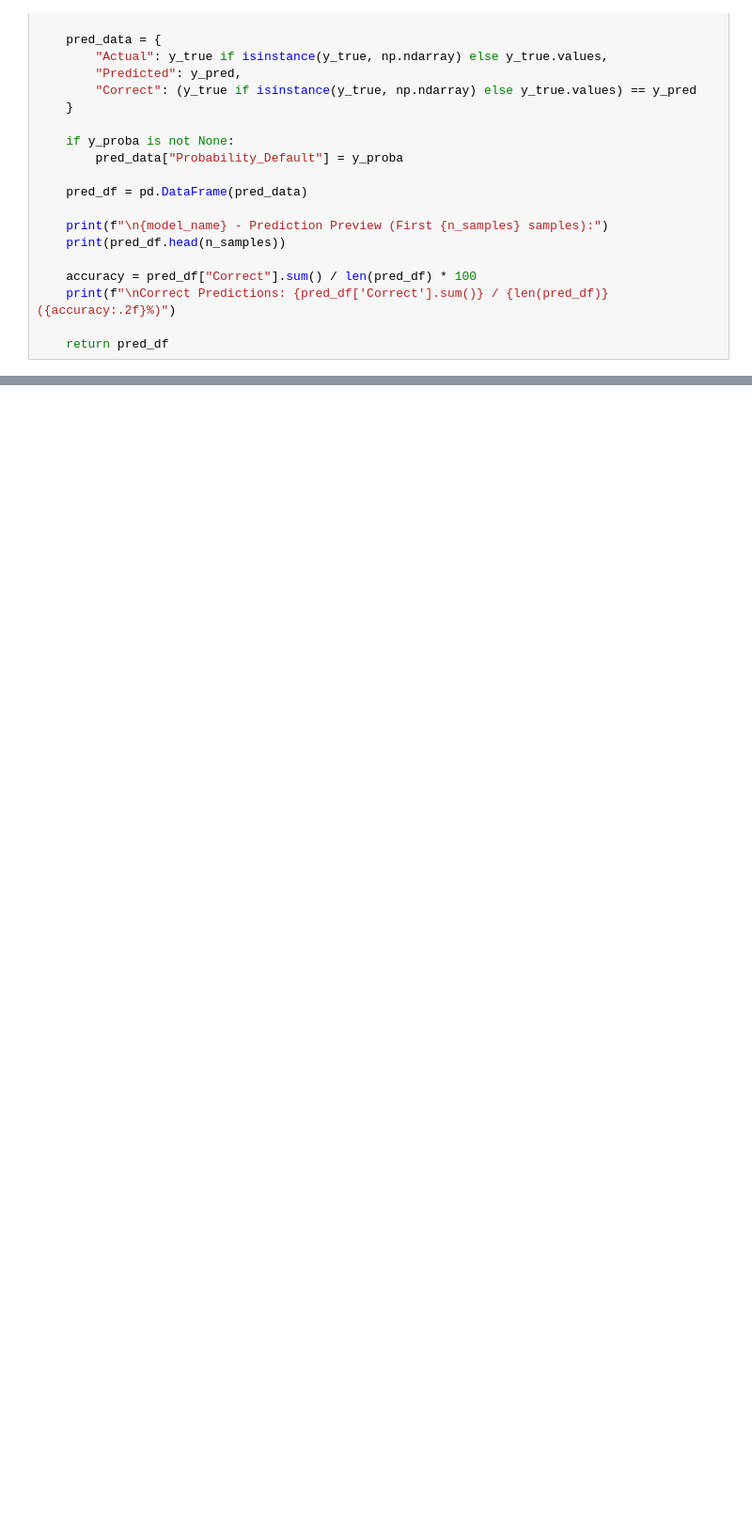
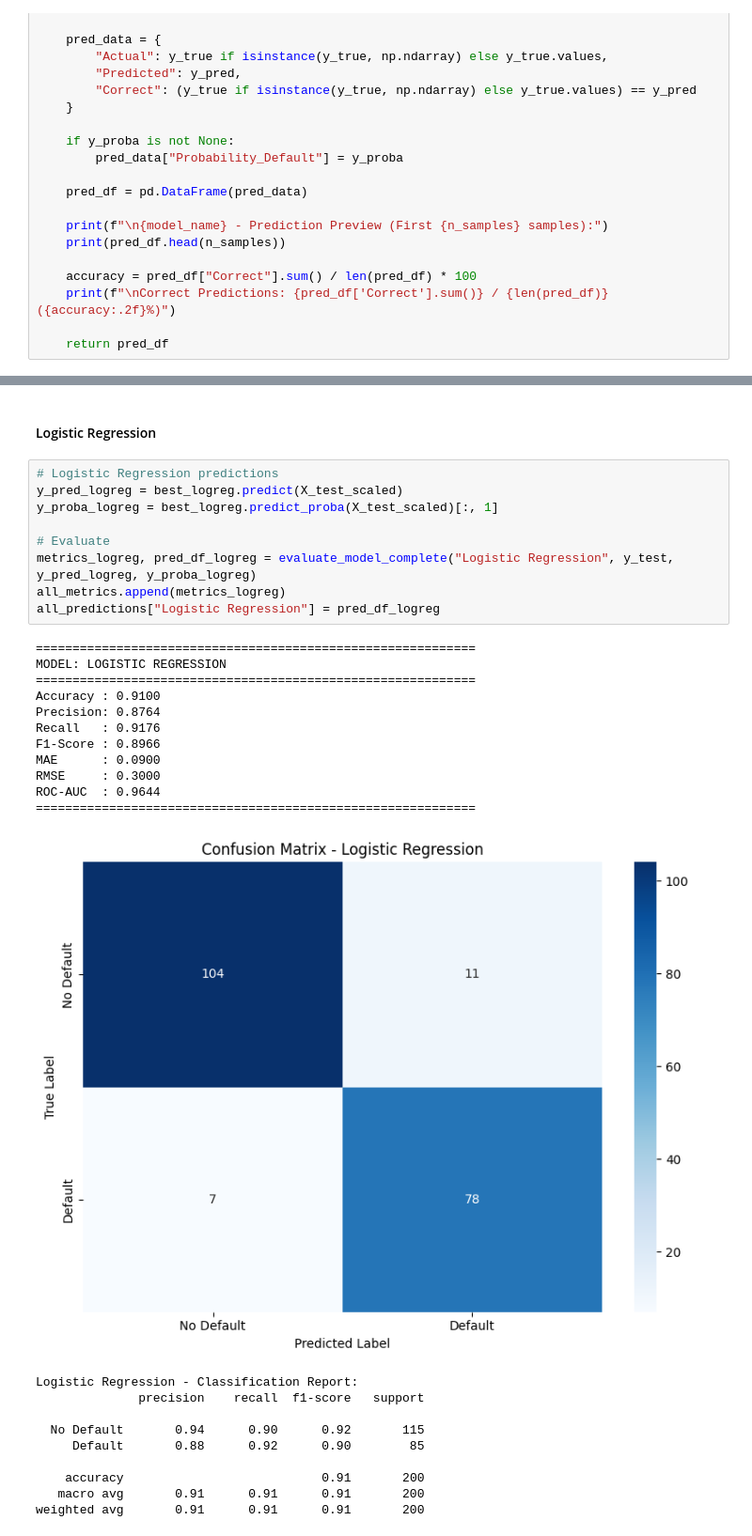
Before and after one commit to Wrynaft/FinancialDataMining, a Jupyter notebook: WIE3007_DM_GroupProject.ipynb, the cells around one changed output, grey strips where cells are left out. Shown at 94% size. Saved outputs shown, nothing was run; the diff lists cells and outputs as text; blank space fills up the shorter version.

```diff
--- a/WIE3007_DM_GroupProject.ipynb
+++ b/WIE3007_DM_GroupProject.ipynb
@@ -2359,0 +2569,33 @@ def show_prediction_preview(model_name, y_true, y_pred, y_proba=None, n_samples=
+# %% [markdown]
+#### Logistic Regression
+# %%
+# Logistic Regression predictions
+y_pred_logreg = best_logreg.predict(X_test_scaled)
+y_proba_logreg = best_logreg.predict_proba(X_test_scaled)[:, 1]
+
+# Evaluate
+metrics_logreg, pred_df_logreg = evaluate_model_complete("Logistic Regression", y_test, y_pred_logreg, y_proba_logreg)
+all_metrics.append(metrics_logreg)
+all_predictions["Logistic Regression"] = pred_df_logreg
+# %% [output]
+============================================================
+MODEL: LOGISTIC REGRESSION
+============================================================
+Accuracy : 0.9100
+Precision: 0.8764
+Recall   : 0.9176
+F1-Score : 0.8966
+MAE      : 0.0900
+RMSE     : 0.3000
+ROC-AUC  : 0.9644
+============================================================
+[figure, added]
+Logistic Regression - Classification Report:
+              precision    recall  f1-score   support
+
+  No Default       0.94      0.90      0.92       115
+     Default       0.88      0.92      0.90        85
+
+    accuracy                           0.91       200
+   macro avg       0.91      0.91      0.91       200
+weighted avg       0.91      0.91      0.91       200
```
Also changed, not shown: parts of 17 cells of this notebook.
